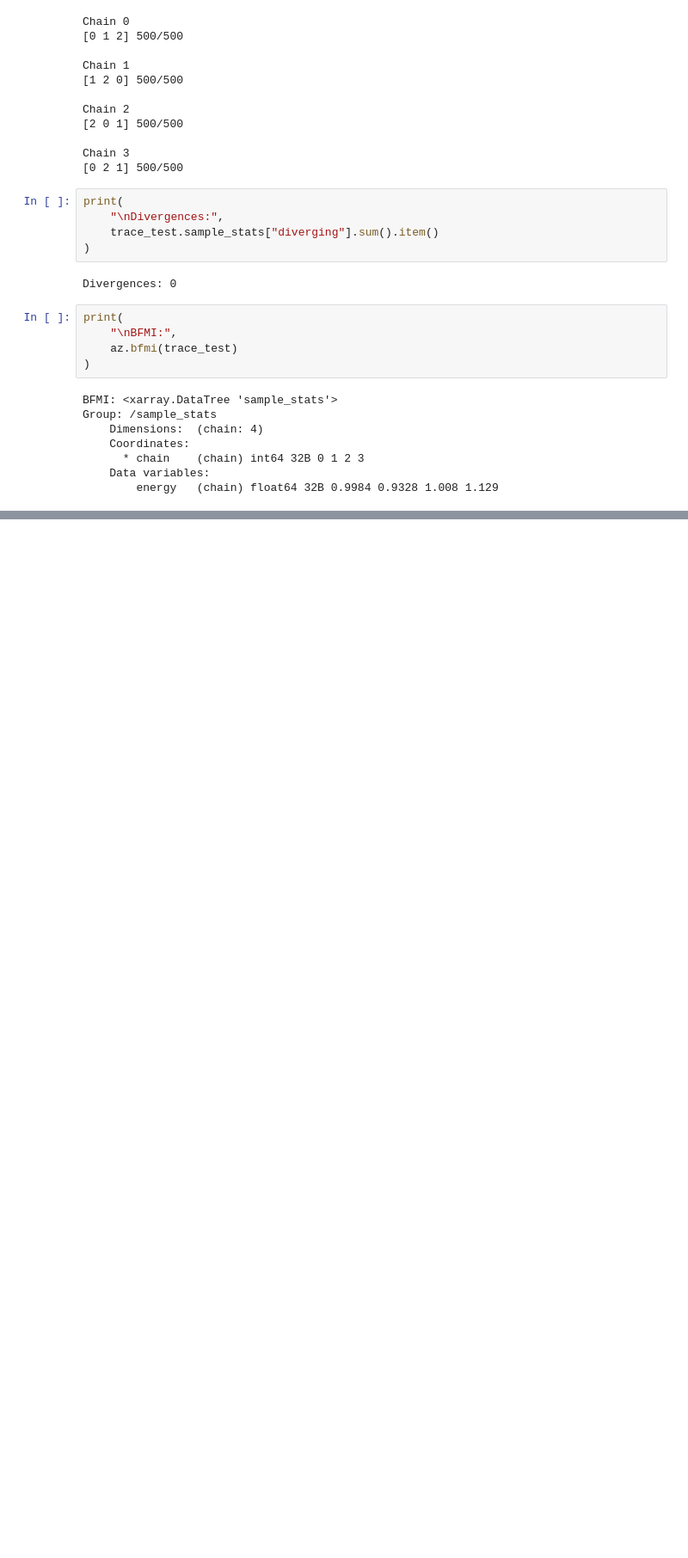
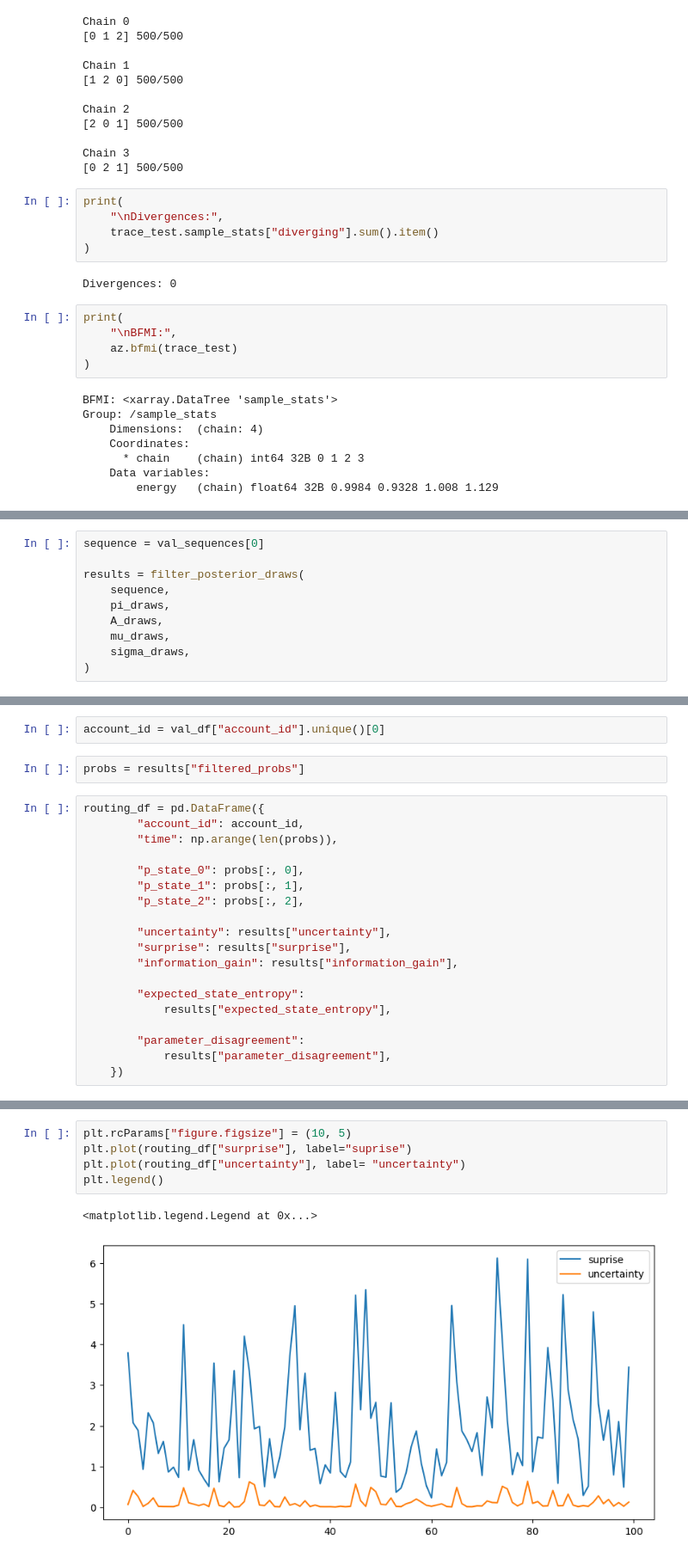
Before and after one commit to juananmonte/aml-working-paper, a Jupyter notebook: aml_working_paper/models/model_iteractive.ipynb, the cells around one changed output, grey strips where cells are left out. Shown at 86% size. Drawn from its saved outputs; the diff is of its cells as text; blank space fills up the shorter version.

Commit message:
creación y evaluación de routing

```diff
--- a/aml_working_paper/models/model_iteractive.ipynb
+++ b/aml_working_paper/models/model_iteractive.ipynb
@@ -242,0 +275,10 @@ Group: /sample_stats
+# %%
+sequence = val_sequences[0]
+
+results = filter_posterior_draws(
+    sequence,
+    pi_draws,
+    A_draws,
+    mu_draws,
+    sigma_draws,
+)
@@ -242,0 +315,23 @@ Group: /sample_stats
+# %%
+account_id = val_df["account_id"].unique()[0]
+# %%
+probs = results["filtered_probs"]
+# %%
+routing_df = pd.DataFrame({
+        "account_id": account_id,
+        "time": np.arange(len(probs)),
+
+        "p_state_0": probs[:, 0],
+        "p_state_1": probs[:, 1],
+        "p_state_2": probs[:, 2],
+
+        "uncertainty": results["uncertainty"],
+        "surprise": results["surprise"],
+        "information_gain": results["information_gain"],
+
+        "expected_state_entropy":
+            results["expected_state_entropy"],
+
+        "parameter_disagreement":
+            results["parameter_disagreement"],
+    })
@@ -242,0 +347,8 @@ Group: /sample_stats
+# %%
+plt.rcParams["figure.figsize"] = (10, 5)
+plt.plot(routing_df["surprise"], label="suprise")
+plt.plot(routing_df["uncertainty"], label= "uncertainty")
+plt.legend()
+# %% [output]
+<matplotlib.legend.Legend at 0x...>
+[figure, added]
```
Also changed, not shown: parts of 28 cells of this notebook, 7 other files.
